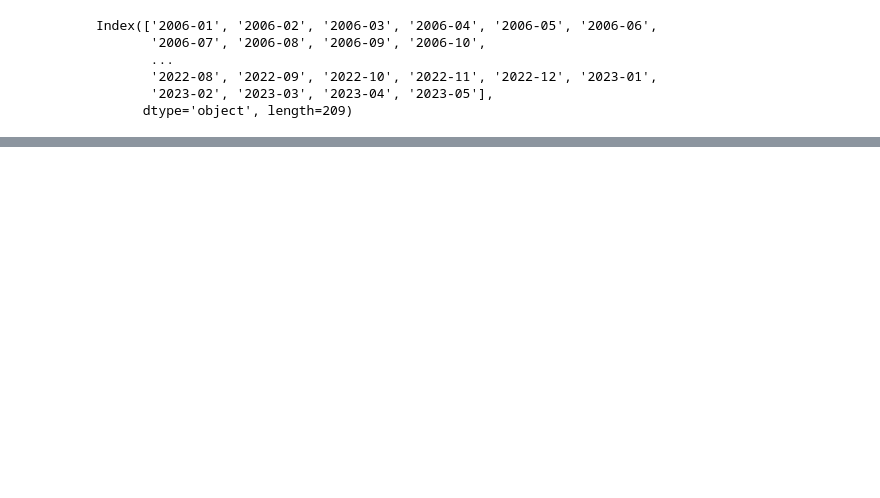
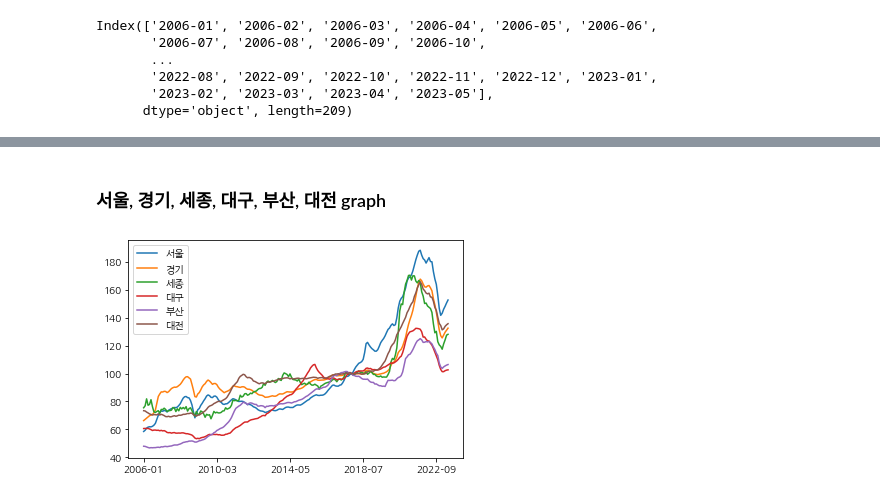
Before and after one commit to zune2/DSpython, a Jupyter notebook: 한국부동산원_공동주택 실거래가격지수_아파트_월별 지역별 매매.ipynb, the cells around one changed output, grey strips where cells are left out. Saved outputs shown, nothing was run; the diff lists cells and outputs as text; code cells hidden in the pictures; blank space fills up the shorter version.

```diff
--- a/한국부동산원_공동주택 실거래가격지수_아파트_월별 지역별 매매.ipynb
+++ b/한국부동산원_공동주택 실거래가격지수_아파트_월별 지역별 매매.ipynb
@@ -155,0 +194,8 @@ plt.show()
+# %% [markdown]
+### 서울, 경기, 세종, 대구, 부산, 대전 graph
+# %%
+df_cities = df_T[['서울', '경기', '세종', '대구', '부산', '대전']]
+df_cities.plot()
+plt.show()
+# %% [output]
+[figure, added]
```
Also changed, not shown: parts of 12 cells of this notebook, 2 other files.
